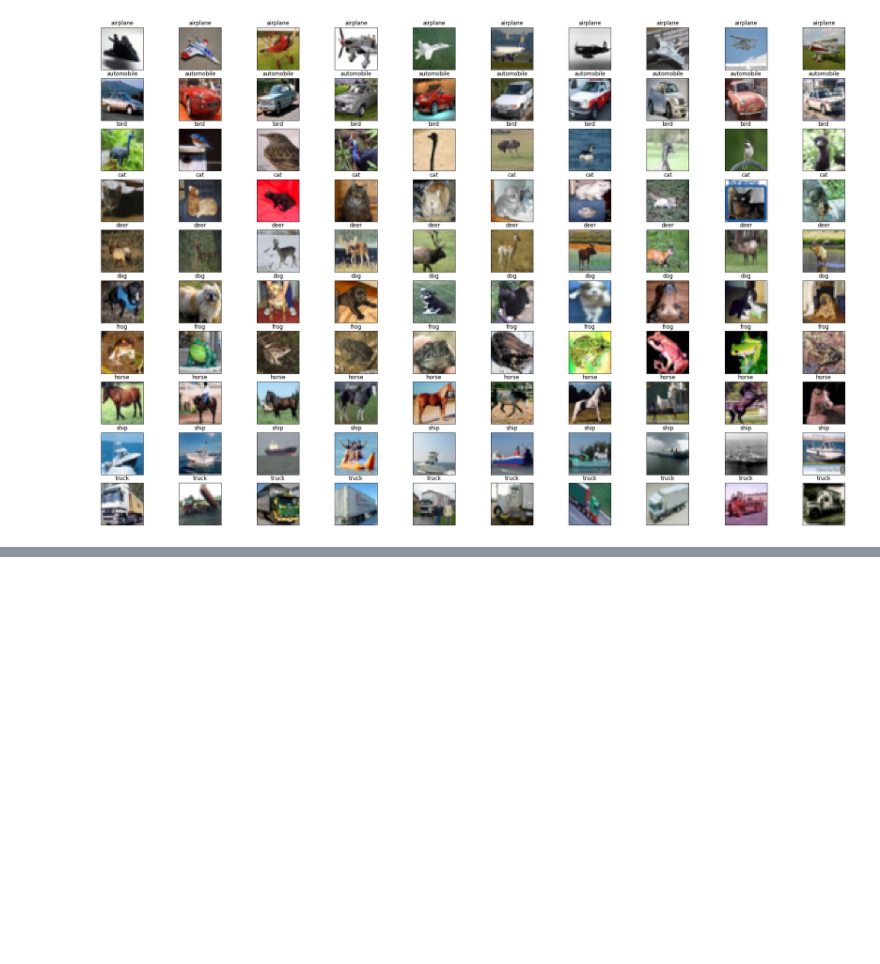
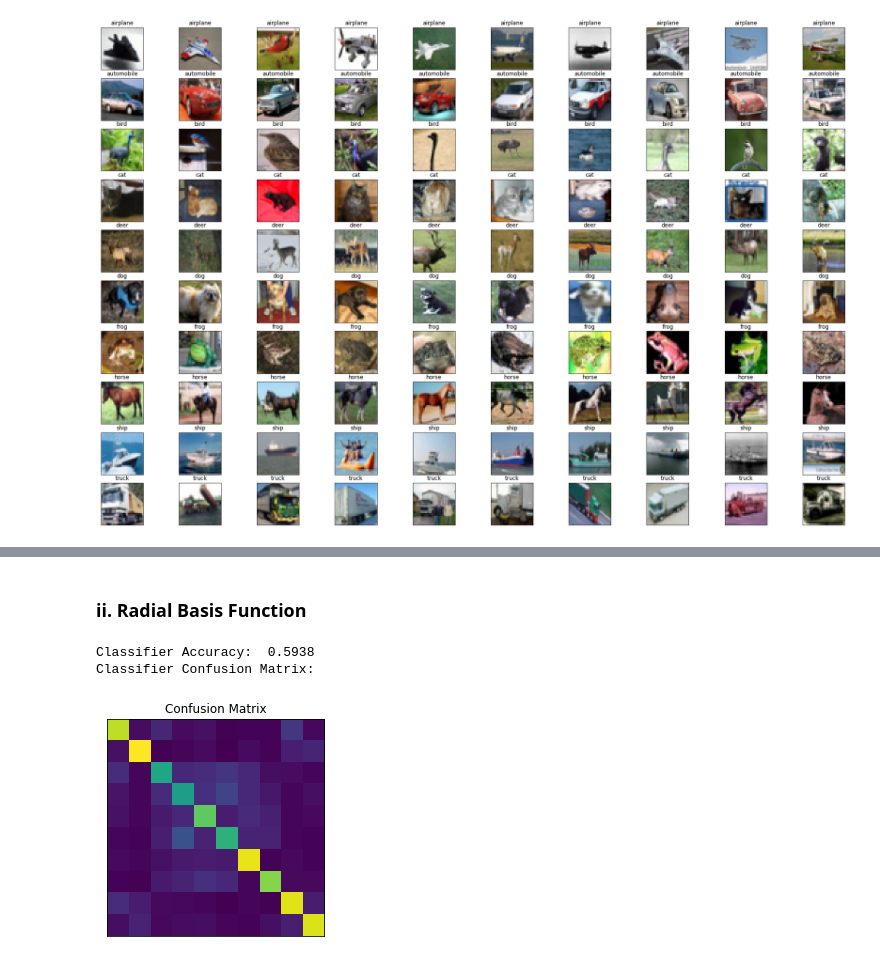
Before and after one commit to danielbairamian/ComputerVision, a Jupyter notebook: Assignment_4/DanielBairamian_ECSE415_A4.ipynb, the cells around one changed output, grey strips where cells are left out. Drawn from its saved outputs; the diff is of its cells as text; code cells hidden in the pictures; blank space fills up the shorter version.

```diff
--- a/Assignment_4/DanielBairamian_ECSE415_A4.ipynb
+++ b/Assignment_4/DanielBairamian_ECSE415_A4.ipynb
@@ -173,0 +288,8 @@ X_train_labels       = [x[1] for x in X_train]
+# %% [markdown]
+### ii. Radial Basis Function
+# %%
+print_evaluations(train_test_SVM(X_train_HoG, Y_train_HoG, X_test_HoG, Y_test_HoG, "rbf"))
+# %% [output]
+Classifier Accuracy:  0.5938
+Classifier Confusion Matrix:
+[figure, added]
```
Also changed, not shown: parts of 42 cells of this notebook.
